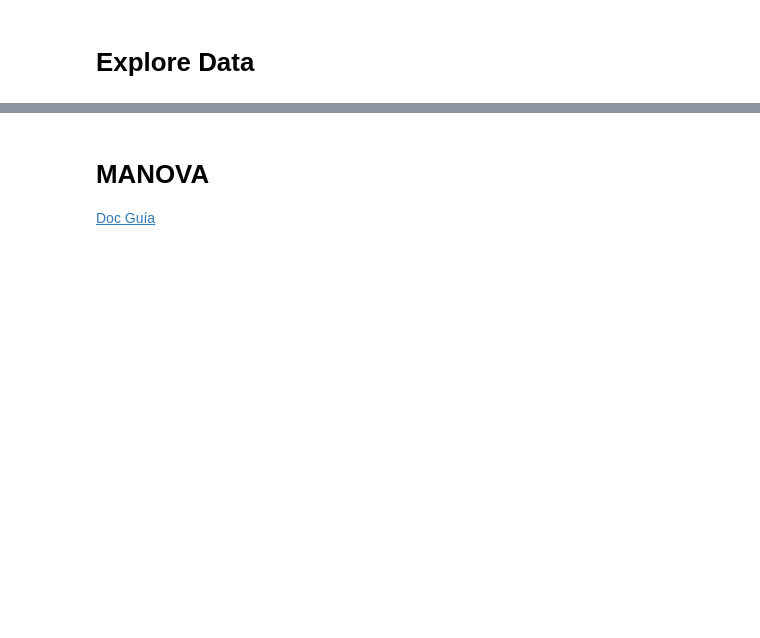
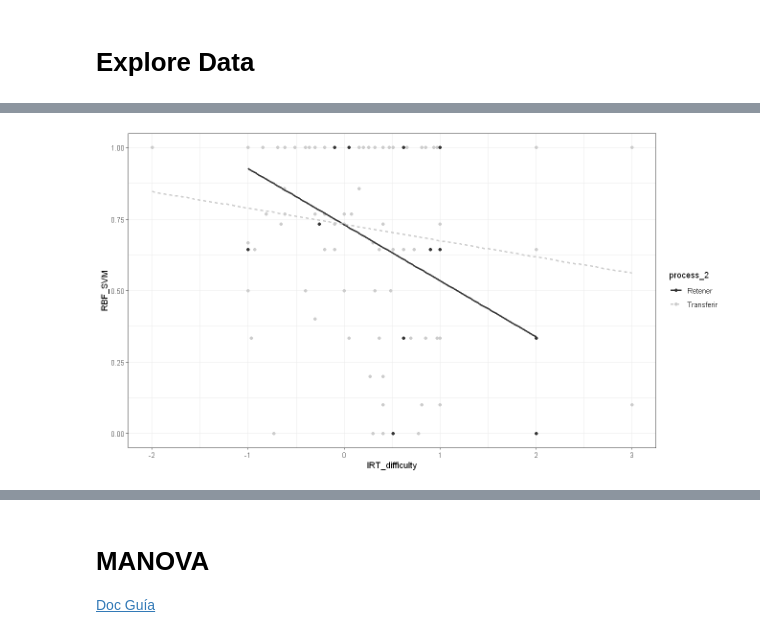
Before and after one commit to Yagwar/ASAG_Test, a Jupyter notebook: Final Results.ipynb, the cells around one changed output, grey strips where cells are left out. Saved outputs shown, nothing was run; the diff lists cells and outputs as text; code cells hidden in the pictures; blank space fills up the shorter version.

```diff
--- a/Final Results.ipynb
+++ b/Final Results.ipynb
@@ -135,0 +129,8 @@ Warning message in grid.Call(C_stringMetric, as.graphicsAnnot(x$label)):
+# %%
+ggplot(data_2, aes(IRT_difficulty, RBF_SVM, color=process_2, linetype=process_2)) +
+  geom_point() +
+  theme_bw() +
+  scale_color_grey() +
+  geom_smooth(method = "lm", se = FALSE)
+# %% [output]
+[figure, added]
```
Also changed, not shown: parts of 6 cells of this notebook, 1 other file.
